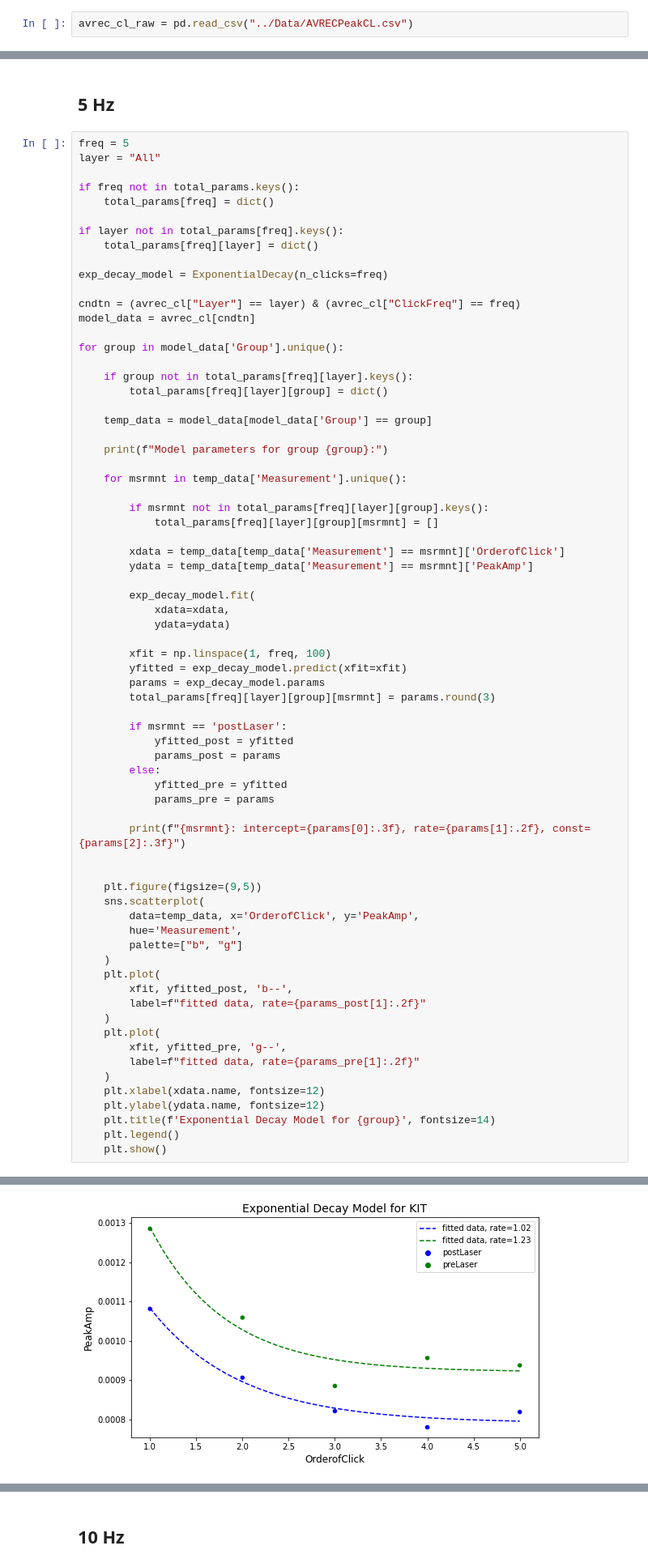
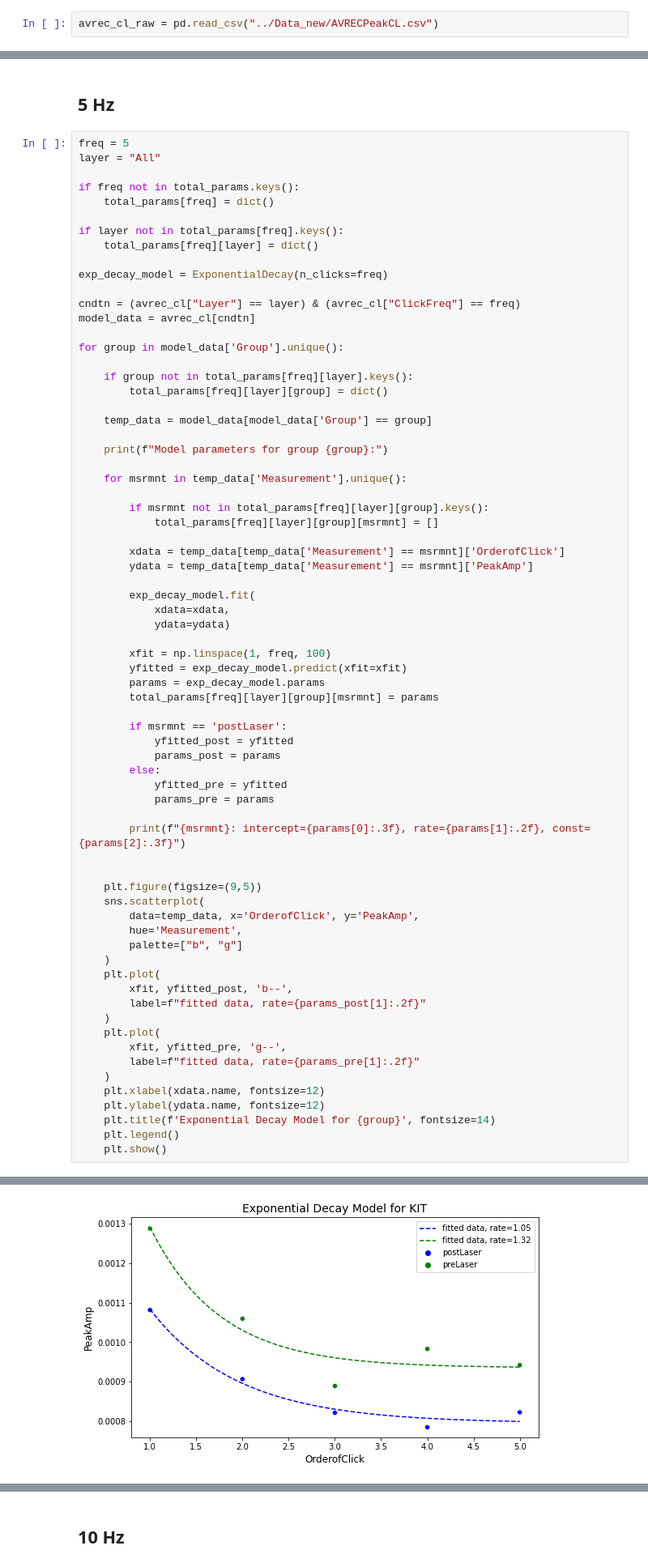
Before and after one commit to CortXplorer/DynamicCSDjl, a Jupyter notebook: analysis/exp_decay_fit.ipynb, the cells around one changed output, grey strips where cells are left out. Shown: that part at 81% size. Drawn from its saved outputs; the diff is of its cells as text.

Commit message:
update exp.fit model
in python file with new data

```diff
--- a/analysis/exp_decay_fit.ipynb
+++ b/analysis/exp_decay_fit.ipynb
@@ -168,4 +168,4 @@ class ExponentialDecay:
         plt.title('Exponential Decay Model', fontsize=14)
         plt.show()
 # %%
-avrec_cl_raw = pd.read_csv("../Data/AVRECPeakCL.csv")
+avrec_cl_raw = pd.read_csv("../Data_new/AVRECPeakCL.csv")
@@ -237,7 +246,7 @@ for group in model_data['Group'].unique():
         xfit = np.linspace(1, freq, 100)
         yfitted = exp_decay_model.predict(xfit=xfit)
         params = exp_decay_model.params
-        total_params[freq][layer][group][msrmnt] = params.round(3)
+        total_params[freq][layer][group][msrmnt] = params
 
         if msrmnt == 'postLaser':
             yfitted_post = yfitted
@@ -279,4 +288,4 @@ preLaser: intercept=0.001, rate=1.23, const=0.001
-[figure, old version]
+[figure, new version]
 Model parameters for group KIV:
 postLaser: intercept=0.002, rate=1.13, const=0.001
 preLaser: intercept=0.002, rate=0.95, const=0.001
```
Also changed, not shown: parts of 8 cells of this notebook.
